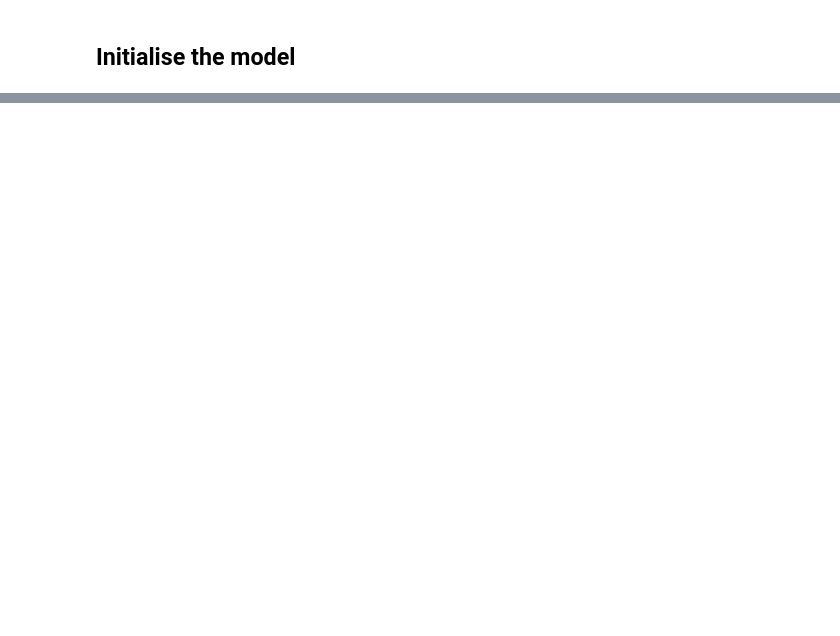
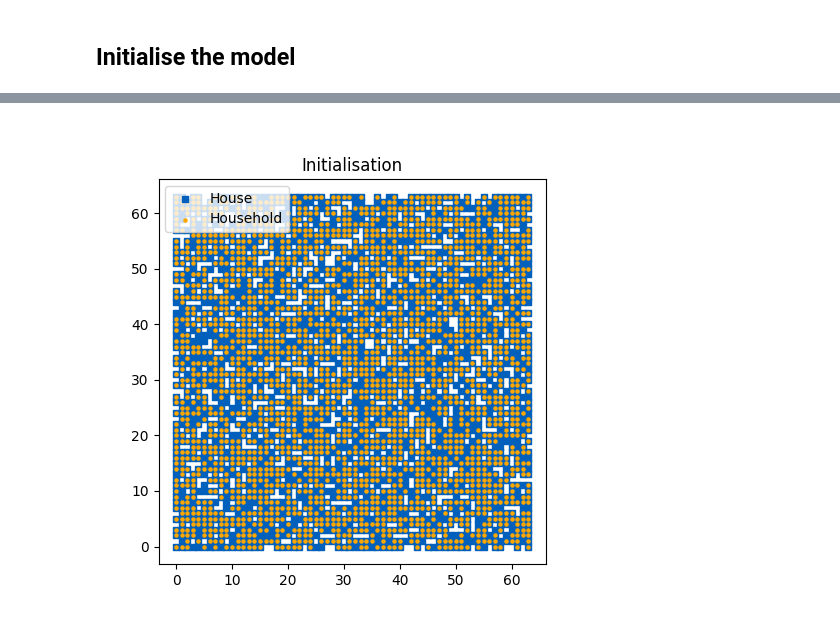
Before and after one commit to YahyaGamal/Housing_ABM_FlameGPU, a Jupyter notebook: main.ipynb, the cells around one changed output, grey strips where cells are left out. Saved outputs shown, nothing was run; the diff lists cells and outputs as text; code cells hidden in the pictures; blank space fills up the shorter version.

```diff
--- a/main.ipynb
+++ b/main.ipynb
@@ -466,0 +600,11 @@ plt.close()
+# %%
+figsize_d = 5
+plt.figure(figsize=(figsize_d, figsize_d))
+plt.title("Initialisation")
+plt.scatter(h_dict["x"], h_dict["y"], s=20, marker="s", color="#0060BB", label="House")
+plt.scatter(hh_dict["x"], hh_dict["y"], s=5, color="#FFA600", label="Household")
+plt.legend()
+plt.show()
+# plt.close()
+# %% [output]
+[figure, added]
```
Also changed, not shown: parts of 16 cells of this notebook, 1 other file.
